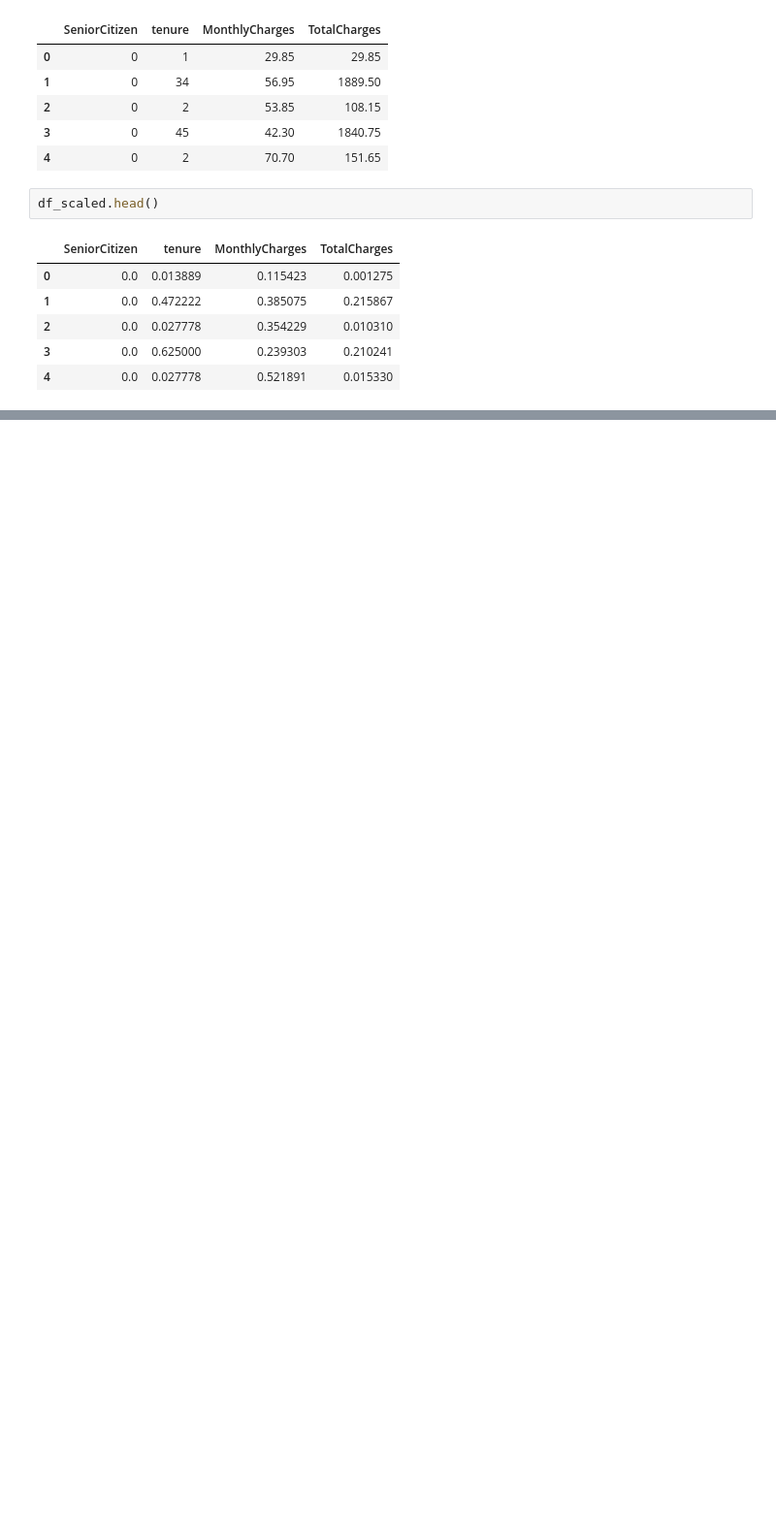
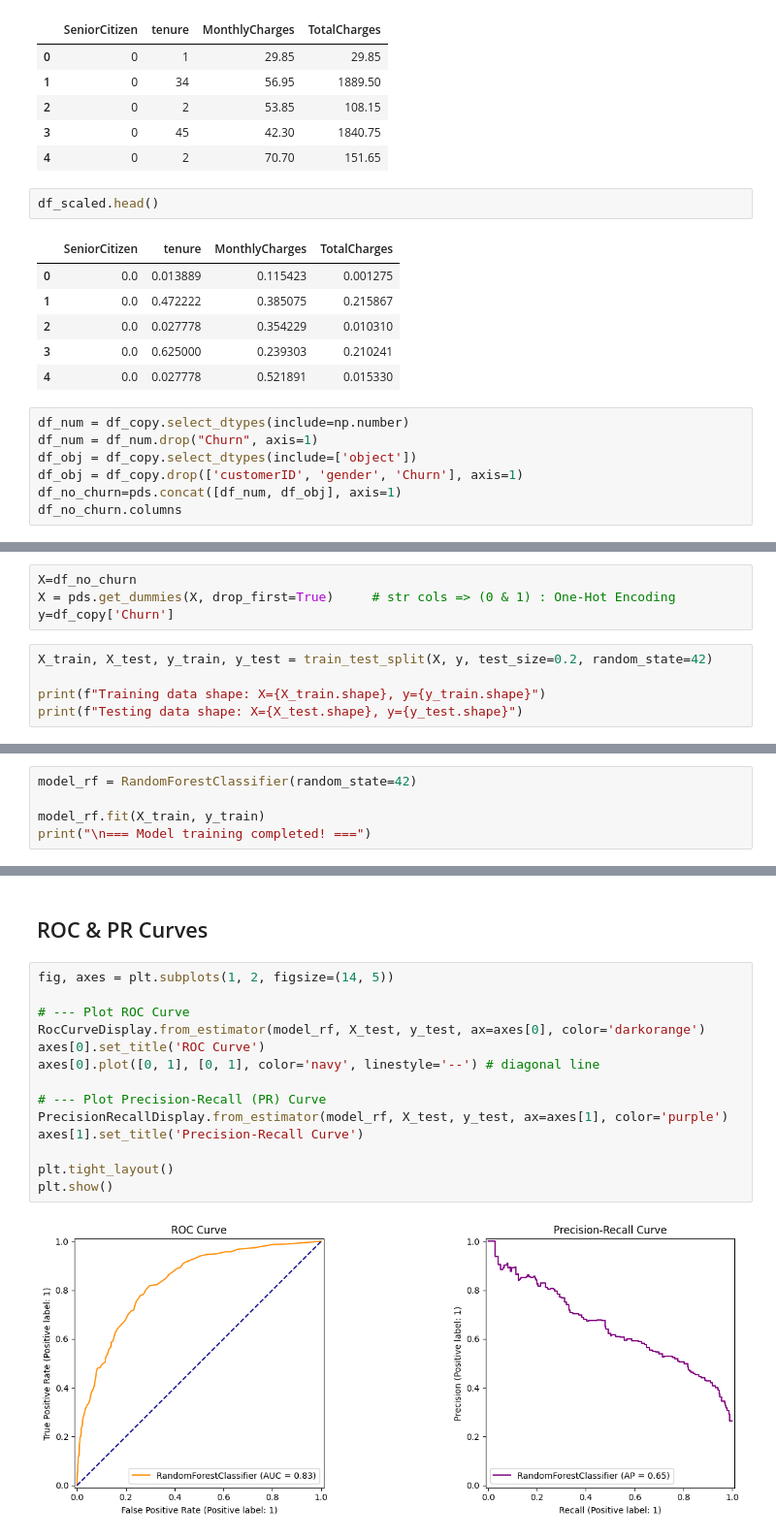
Before and after one commit to moubarak1ezzyani/Telecom-Churn-AI, a Jupyter notebook: notebooks/eda.ipynb, the cells around one changed output, grey strips where cells are left out. Shown at 97% size. Saved outputs shown, nothing was run; the diff lists cells and outputs as text; blank space fills up the shorter version.

```diff
--- a/notebooks/eda.ipynb
+++ b/notebooks/eda.ipynb
@@ -239,3 +241,10 @@ df_scaled.head()
 | 2 | 0.0 | 0.027778 | 0.354229 | 0.010310 |
 | 3 | 0.0 | 0.625000 | 0.239303 | 0.210241 |
 | 4 | 0.0 | 0.027778 | 0.521891 | 0.015330 |
+# %%
+df_num = df_copy.select_dtypes(include=np.number)
+df_num = df_num.drop("Churn", axis=1)
+df_obj = df_copy.select_dtypes(include=['object'])
+df_obj = df_copy.drop(['customerID', 'gender', 'Churn'], axis=1)
+df_no_churn=pds.concat([df_num, df_obj], axis=1)
+df_no_churn.columns
@@ -241,0 +261,9 @@ df_scaled.head()
+# %%
+X=df_no_churn
+X = pds.get_dummies(X, drop_first=True)     # str cols => (0 & 1) : One-Hot Encoding
+y=df_copy['Churn']
+# %%
+X_train, X_test, y_train, y_test = train_test_split(X, y, test_size=0.2, random_state=42)
+
+print(f"Training data shape: X={X_train.shape}, y={y_train.shape}")
+print(f"Testing data shape: X={X_test.shape}, y={y_test.shape}")
@@ -241,0 +275,5 @@ df_scaled.head()
+# %%
+model_rf = RandomForestClassifier(random_state=42)
+
+model_rf.fit(X_train, y_train)
+print("\n=== Model training completed! ===")
@@ -241,0 +330,18 @@ df_scaled.head()
+# %% [markdown]
+## ROC & PR Curves
+# %%
+fig, axes = plt.subplots(1, 2, figsize=(14, 5))
+
+# --- Plot ROC Curve
+RocCurveDisplay.from_estimator(model_rf, X_test, y_test, ax=axes[0], color='darkorange')
+axes[0].set_title('ROC Curve')
+axes[0].plot([0, 1], [0, 1], color='navy', linestyle='--') # diagonal line
+
+# --- Plot Precision-Recall (PR) Curve
+PrecisionRecallDisplay.from_estimator(model_rf, X_test, y_test, ax=axes[1], color='purple')
+axes[1].set_title('Precision-Recall Curve')
+
+plt.tight_layout()
+plt.show()
+# %% [output]
+[figure, added]
```
Also changed, not shown: parts of 13 cells of this notebook.
